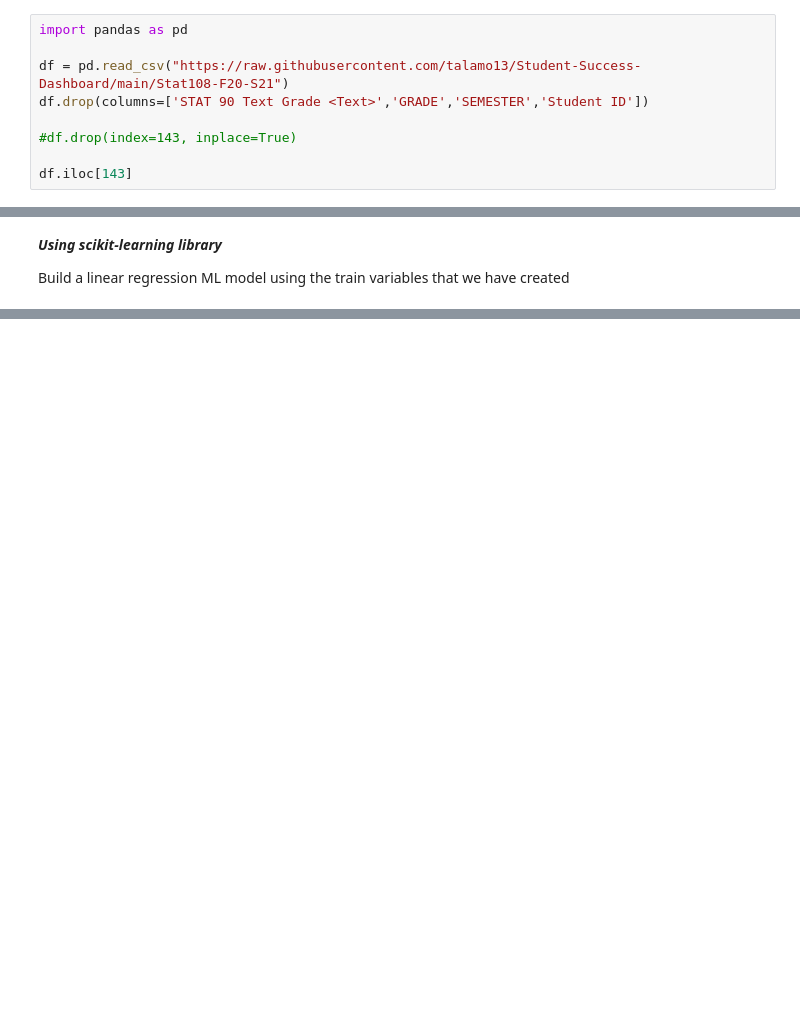
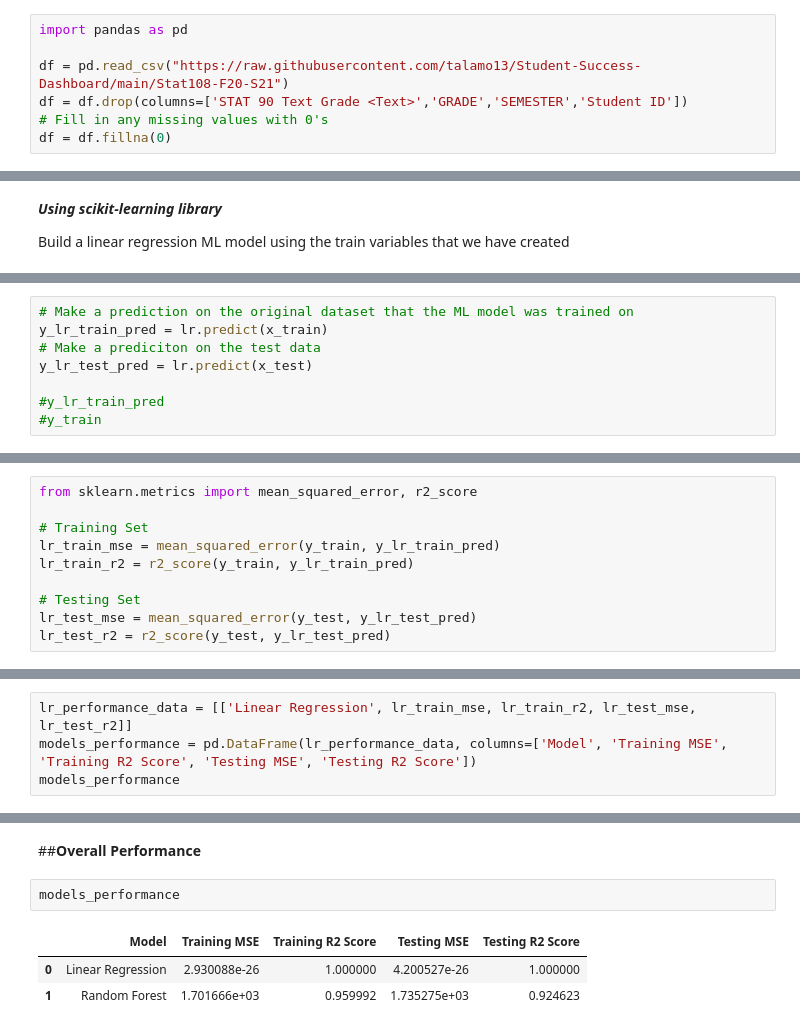
Before and after one commit to talamo13/Student-Success-Dashboard, a Jupyter notebook: Grade_Prediction_ML.ipynb, the cells around one changed output, grey strips where cells are left out. Saved outputs shown, nothing was run; the diff lists cells and outputs as text; blank space fills up the shorter version.

Commit message:
Added Linear Regression and Random Forest models

```diff
--- a/Grade_Prediction_ML.ipynb
+++ b/Grade_Prediction_ML.ipynb
@@ -12,8 +12,6 @@ We also dropped the following columns to help clean up the data during the model
 import pandas as pd
 
 df = pd.read_csv("https://raw.githubusercontent.com/talamo13/Student-Success-Dashboard/main/Stat108-F20-S21")
-df.drop(columns=['STAT 90 Text Grade <Text>','GRADE','SEMESTER','Student ID'])
-
-#df.drop(index=143, inplace=True)
-
-df.iloc[143]
+df = df.drop(columns=['STAT 90 Text Grade <Text>','GRADE','SEMESTER','Student ID'])
+# Fill in any missing values with 0's
+df = df.fillna(0)
@@ -89 +82,9 @@ ValueError: could not convert string to float: 'F20.43'
+# %%
+# Make a prediction on the original dataset that the ML model was trained on
+y_lr_train_pred = lr.predict(x_train)
+# Make a prediciton on the test data
+y_lr_test_pred = lr.predict(x_test)
+
+#y_lr_train_pred
+#y_train
 # %% [markdown]
@@ -92,0 +98,10 @@ ValueError: could not convert string to float: 'F20.43'
+# %%
+from sklearn.metrics import mean_squared_error, r2_score
+
+# Training Set
+lr_train_mse = mean_squared_error(y_train, y_lr_train_pred)
+lr_train_r2 = r2_score(y_train, y_lr_train_pred)
+
+# Testing Set
+lr_test_mse = mean_squared_error(y_test, y_lr_test_pred)
+lr_test_r2 = r2_score(y_test, y_lr_test_pred)
@@ -92,0 +110,4 @@ ValueError: could not convert string to float: 'F20.43'
+# %%
+lr_performance_data = [['Linear Regression', lr_train_mse, lr_train_r2, lr_test_mse, lr_test_r2]]
+models_performance = pd.DataFrame(lr_performance_data, columns=['Model', 'Training MSE', 'Training R2 Score', 'Testing MSE', 'Testing R2 Score'])
+models_performance
@@ -92,0 +159,8 @@ ValueError: could not convert string to float: 'F20.43'
+# %% [markdown]
+##**Overall Performance**
+# %%
+models_performance
+# %% [output]
+|  | Model | Training MSE | Training R2 Score | Testing MSE | Testing R2 Score |
+| 0 | Linear Regression | 2.930088e-26 | 1.000000 | 4.200527e-26 | 1.000000 |
+| 1 | Random Forest | 1.701666e+03 | 0.959992 | 1.735275e+03 | 0.924623 |
```
Also changed, not shown: parts of 20 cells of this notebook.
